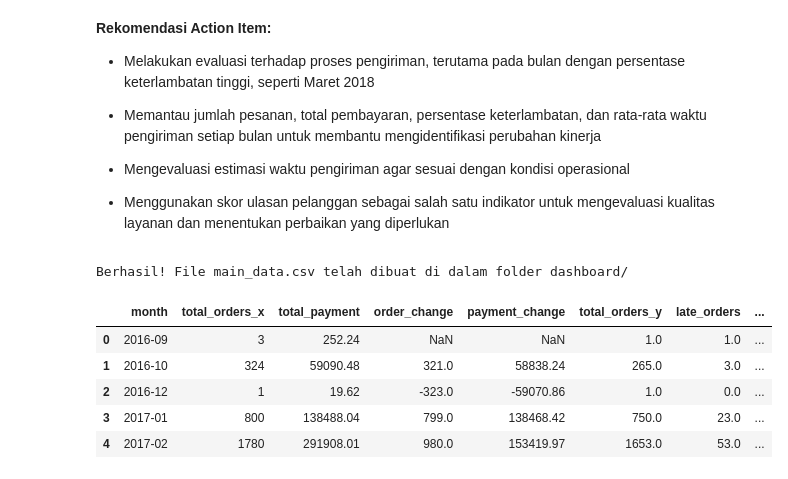
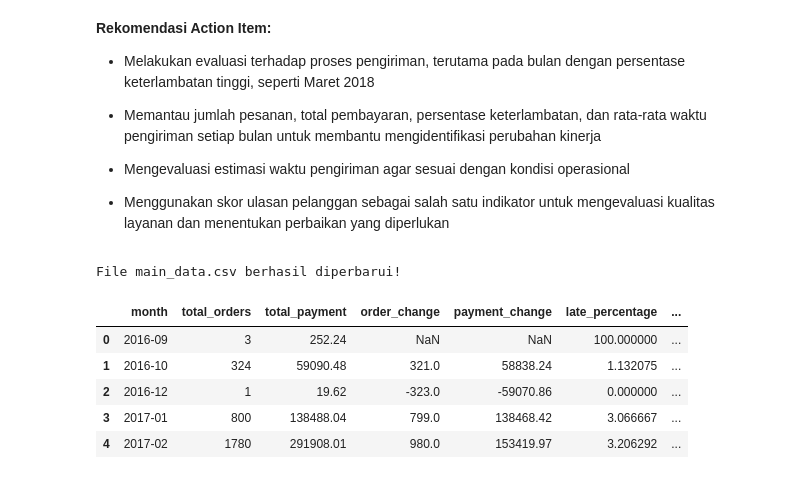
Before and after one commit to sfrhsn/ecommerce-dashboard-dicoding, a Jupyter notebook: notebook.ipynb, the cells around one changed output. Saved outputs shown, nothing was run; the diff lists cells and outputs as text; code cells hidden in the pictures.

```diff
--- a/notebook.ipynb
+++ b/notebook.ipynb
@@ -600,22 +605,22 @@ Hasil analisis menunjukkan adanya indikasi keterkaitan antara ketepatan waktu pe
 # %%
 os.makedirs("dashboard", exist_ok=True)
 
-main_data = pd.merge(
-    monthly_sales,
-    monthly_delivery,
-    on="month",
-    how="outer"
-)
+# Memastikan hanya mengambil kolom yang dibutuhkan dari monthly_delivery agar tidak bentrok
+delivery_clean = monthly_delivery[["month", "late_percentage", "avg_delivery_days"]]
 
+# Merge data tanpa adanya kolom duplikat total_orders
+main_data = pd.merge(monthly_sales, delivery_clean, on="month", how="outer")
+
+# Simpan ulang main_data.csv
 main_data.to_csv("dashboard/main_data.csv", index=False)
 
-print("Berhasil! File main_data.csv telah dibuat di dalam folder dashboard/")
+print("File main_data.csv berhasil diperbarui!")
 display(main_data.head())
 # %% [output]
-Berhasil! File main_data.csv telah dibuat di dalam folder dashboard/
+File main_data.csv berhasil diperbarui!
-|  | month | total_orders_x | total_payment | order_change | payment_change | total_orders_y | late_orders | ... |
-| 0 | 2016-09 | 3 | 252.24 | NaN | NaN | 1.0 | 1.0 | ... |
-| 1 | 2016-10 | 324 | 59090.48 | 321.0 | 58838.24 | 265.0 | 3.0 | ... |
-| 2 | 2016-12 | 1 | 19.62 | -323.0 | -59070.86 | 1.0 | 0.0 | ... |
-| 3 | 2017-01 | 800 | 138488.04 | 799.0 | 138468.42 | 750.0 | 23.0 | ... |
-| 4 | 2017-02 | 1780 | 291908.01 | 980.0 | 153419.97 | 1653.0 | 53.0 | ... |
+|  | month | total_orders | total_payment | order_change | payment_change | late_percentage | ... |
+| 0 | 2016-09 | 3 | 252.24 | NaN | NaN | 100.000000 | ... |
+| 1 | 2016-10 | 324 | 59090.48 | 321.0 | 58838.24 | 1.132075 | ... |
+| 2 | 2016-12 | 1 | 19.62 | -323.0 | -59070.86 | 0.000000 | ... |
+| 3 | 2017-01 | 800 | 138488.04 | 799.0 | 138468.42 | 3.066667 | ... |
+| 4 | 2017-02 | 1780 | 291908.01 | 980.0 | 153419.97 | 3.206292 | ... |
```
Also changed, not shown: parts of 3 cells of this notebook.
